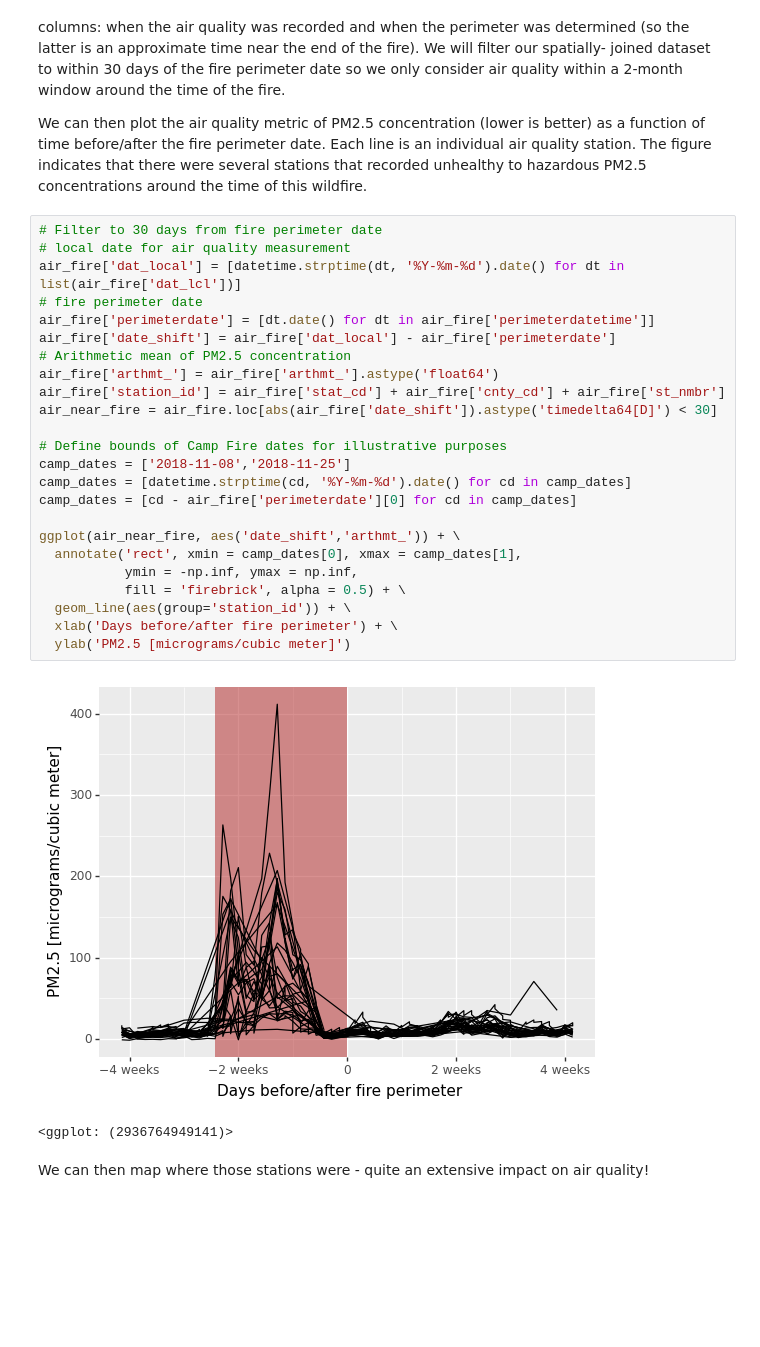
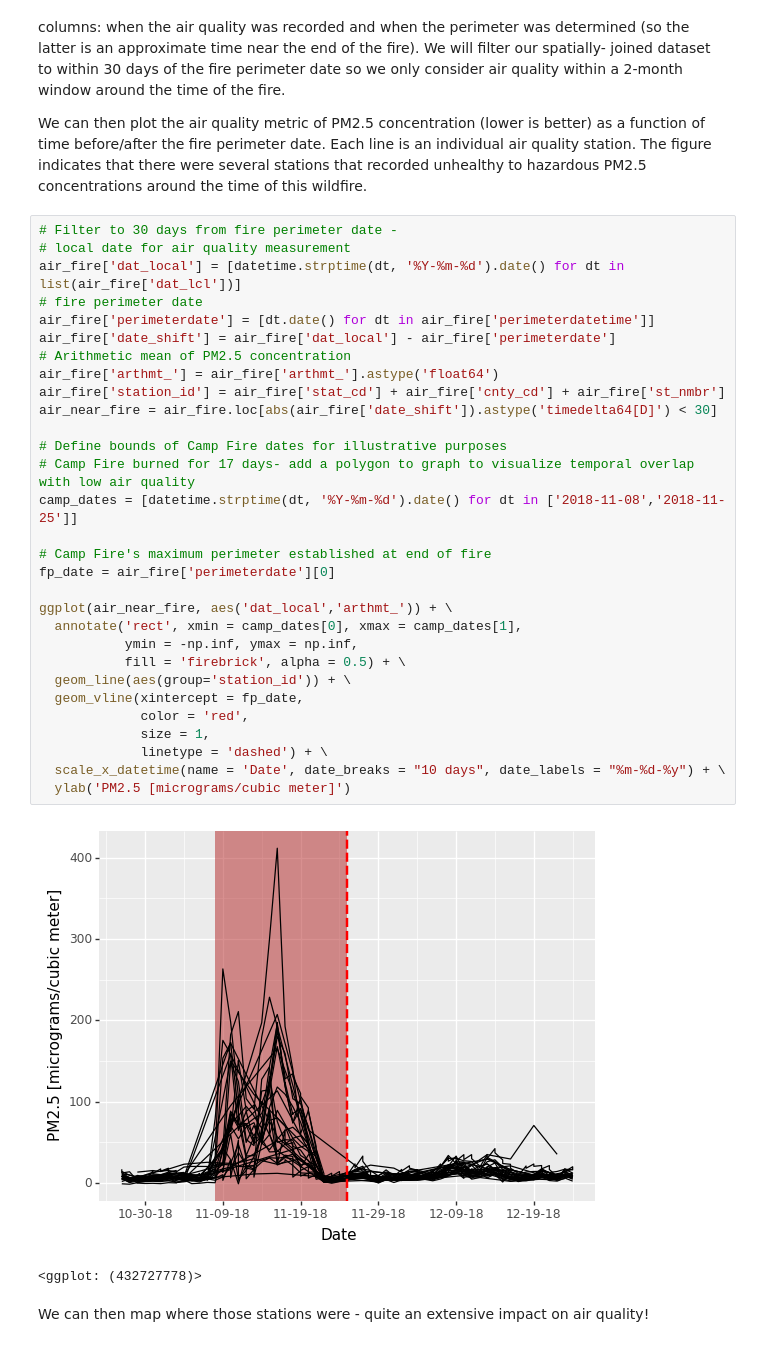
Before and after one commit to ISUgenomics/geospatialworkbook, a Jupyter notebook: tutorials/GRWG22_VectorData.ipynb, the cells around one changed output. Cells and saved outputs as stored; diff of their text form; blank space fills up the shorter version.

Commit message:
Added date details to vector tutorial

```diff
--- a/tutorials/GRWG22_VectorData.ipynb
+++ b/tutorials/GRWG22_VectorData.ipynb
@@ -195,32 +199,38 @@ individual air quality station. The figure indicates that there were several
 stations that recorded unhealthy to hazardous PM2.5 concentrations around the
 time of this wildfire.
 # %%
-# Filter to 30 days from fire perimeter date
+# Filter to 30 days from fire perimeter date -
 # local date for air quality measurement
 air_fire['dat_local'] = [datetime.strptime(dt, '%Y-%m-%d').date() for dt in list(air_fire['dat_lcl'])]
 # fire perimeter date
 air_fire['perimeterdate'] = [dt.date() for dt in air_fire['perimeterdatetime']]
 air_fire['date_shift'] = air_fire['dat_local'] - air_fire['perimeterdate']
 # Arithmetic mean of PM2.5 concentration
 air_fire['arthmt_'] = air_fire['arthmt_'].astype('float64')
 air_fire['station_id'] = air_fire['stat_cd'] + air_fire['cnty_cd'] + air_fire['st_nmbr']
 air_near_fire = air_fire.loc[abs(air_fire['date_shift']).astype('timedelta64[D]') < 30]
 
 # Define bounds of Camp Fire dates for illustrative purposes
-camp_dates = ['2018-11-08','2018-11-25']
-camp_dates = [datetime.strptime(cd, '%Y-%m-%d').date() for cd in camp_dates]
-camp_dates = [cd - air_fire['perimeterdate'][0] for cd in camp_dates]
+# Camp Fire burned for 17 days- add a polygon to graph to visualize temporal overlap with low air quality
+camp_dates = [datetime.strptime(dt, '%Y-%m-%d').date() for dt in ['2018-11-08','2018-11-25']]
 
-ggplot(air_near_fire, aes('date_shift','arthmt_')) + \
+# Camp Fire's maximum perimeter established at end of fire
+fp_date = air_fire['perimeterdate'][0]
+
+ggplot(air_near_fire, aes('dat_local','arthmt_')) + \
   annotate('rect', xmin = camp_dates[0], xmax = camp_dates[1],
            ymin = -np.inf, ymax = np.inf,
            fill = 'firebrick', alpha = 0.5) + \
   geom_line(aes(group='station_id')) + \
-  xlab('Days before/after fire perimeter') + \
+  geom_vline(xintercept = fp_date,
+             color = 'red',
+             size = 1,
+             linetype = 'dashed') + \
+  scale_x_datetime(name = 'Date', date_breaks = "10 days", date_labels = "%m-%d-%y") + \
   ylab('PM2.5 [micrograms/cubic meter]')
 # %% [output]
-[figure, old version]
+[figure, new version]
-<ggplot: (2936764949141)>
+<ggplot: (432727778)>
 # %% [markdown]
 We can then map where those stations were - quite an
 extensive impact on air quality!
```
Also changed, not shown: parts of 7 cells of this notebook, 4 other files.
